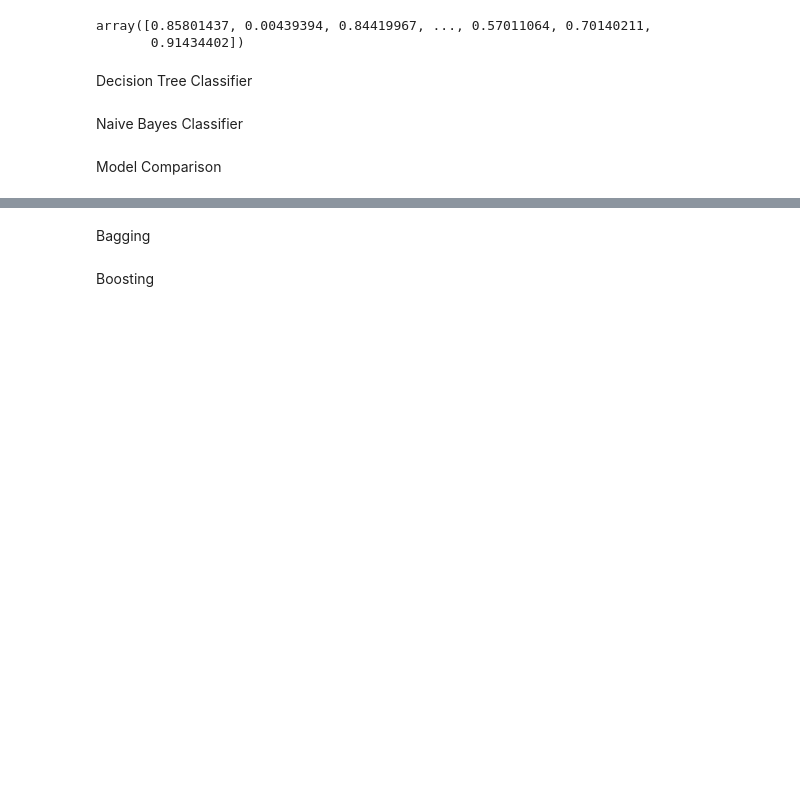
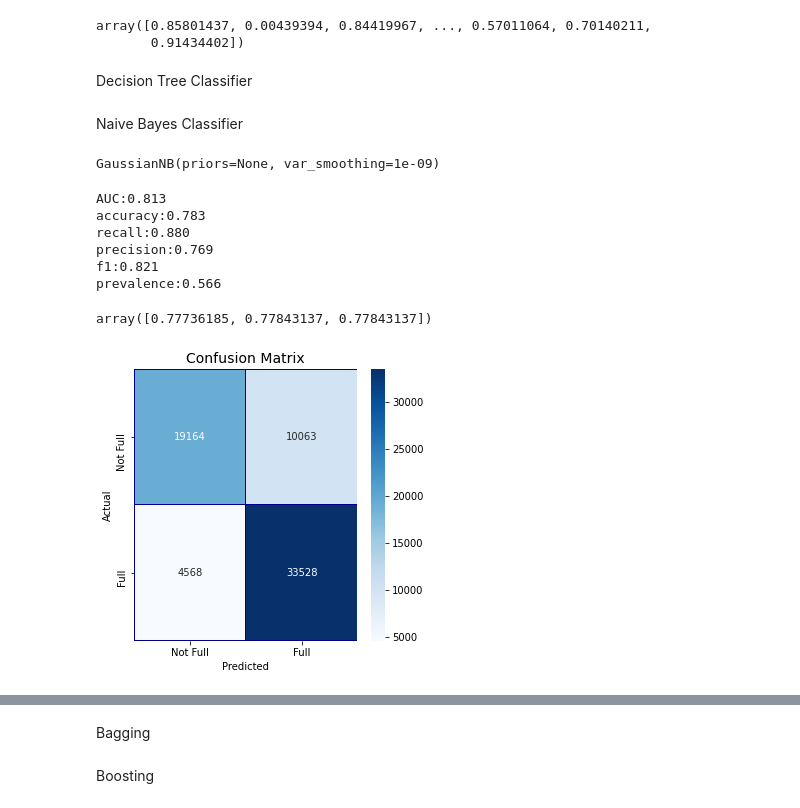
Before and after one commit to lowry777/3253-Project_Group-18, a Jupyter notebook: Group18_3253_Project-Toronto_Shelter_Occupancy.ipynb, the cells around one changed output, grey strips where cells are left out. Saved outputs shown, nothing was run; the diff lists cells and outputs as text; code cells hidden in the pictures; blank space fills up the shorter version.

```diff
--- a/Group18_3253_Project-Toronto_Shelter_Occupancy.ipynb
+++ b/Group18_3253_Project-Toronto_Shelter_Occupancy.ipynb
@@ -811,5 +992,44 @@ array([0.85801437, 0.00439394, 0.84419967, ..., 0.57011064, 0.70140211,
 Decision Tree Classifier
 # %% [markdown]
 Naive Bayes Classifier
-# %% [markdown]
-Model Comparison
+# %%
+#Fit NB model
+from sklearn.naive_bayes import GaussianNB
+NB_clf = GaussianNB()
+NB_clf.fit(X_train_prepared, y_train)
+# %% [output]
+GaussianNB(priors=None, var_smoothing=1e-09)
+# %%
+#evaluate NB model
+from sklearn.model_selection import cross_val_predict
+
+y_NB_pred = cross_val_predict(NB_clf, X_train_prepared, y_train, cv=3)
+y_probas_NB = cross_val_predict(NB_clf, X_train_prepared, y_train, cv=3, method="predict_proba")
+y_NB_scores = y_probas_NB[:, 1]
+evaluate_model(y_train, y_NB_pred, y_NB_scores)
+# %% [output]
+AUC:0.813
+accuracy:0.783
+recall:0.880
+precision:0.769
+f1:0.821
+prevalence:0.566
+# %%
+#time-series cross-validation accuracy
+from sklearn.model_selection import cross_val_score
+tscv = TimeSeriesSplit(n_splits=3)
+cross_val_score(NB_clf, X_train_prepared, y_train, cv=tscv, scoring="accuracy")
+# %% [output]
+array([0.77736185, 0.77843137, 0.77843137])
+# %%
+cm = pd.crosstab(y_train, y_NB_pred, rownames=['Actual'], colnames=['Predicted'])
+fig, (ax1) = plt.subplots(ncols=1, figsize=(5,5))
+sns.heatmap(cm,
+            xticklabels=['Not Full', 'Full'],
+            yticklabels=['Not Full', 'Full'],
+            annot=True,ax=ax1,
+            linewidths=.2,linecolor="Darkblue", cmap="Blues", fmt='g')
+plt.title('Confusion Matrix', fontsize=14)
+plt.show()
+# %% [output]
+[figure, added]
```
Also changed, not shown: parts of 18 cells of this notebook.
